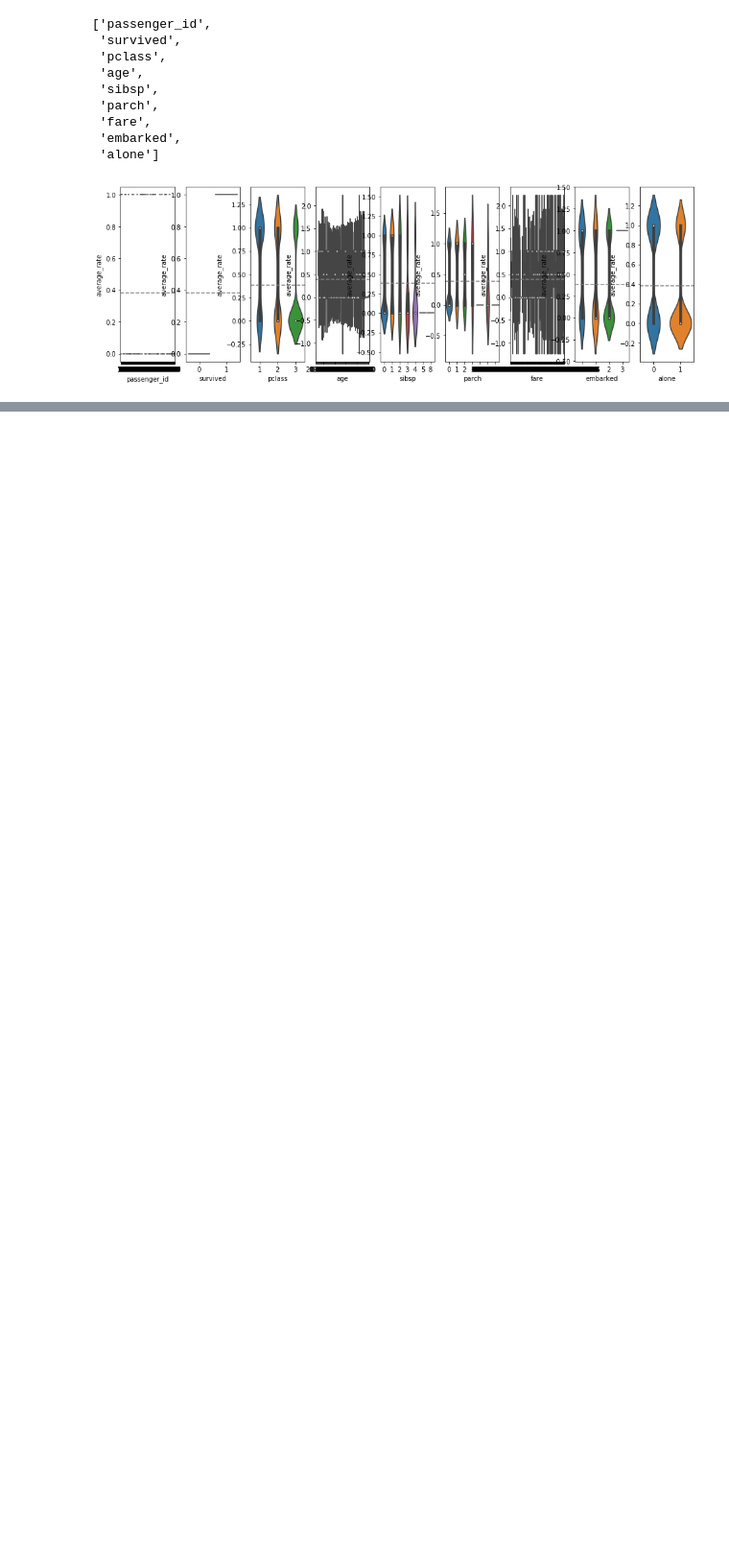
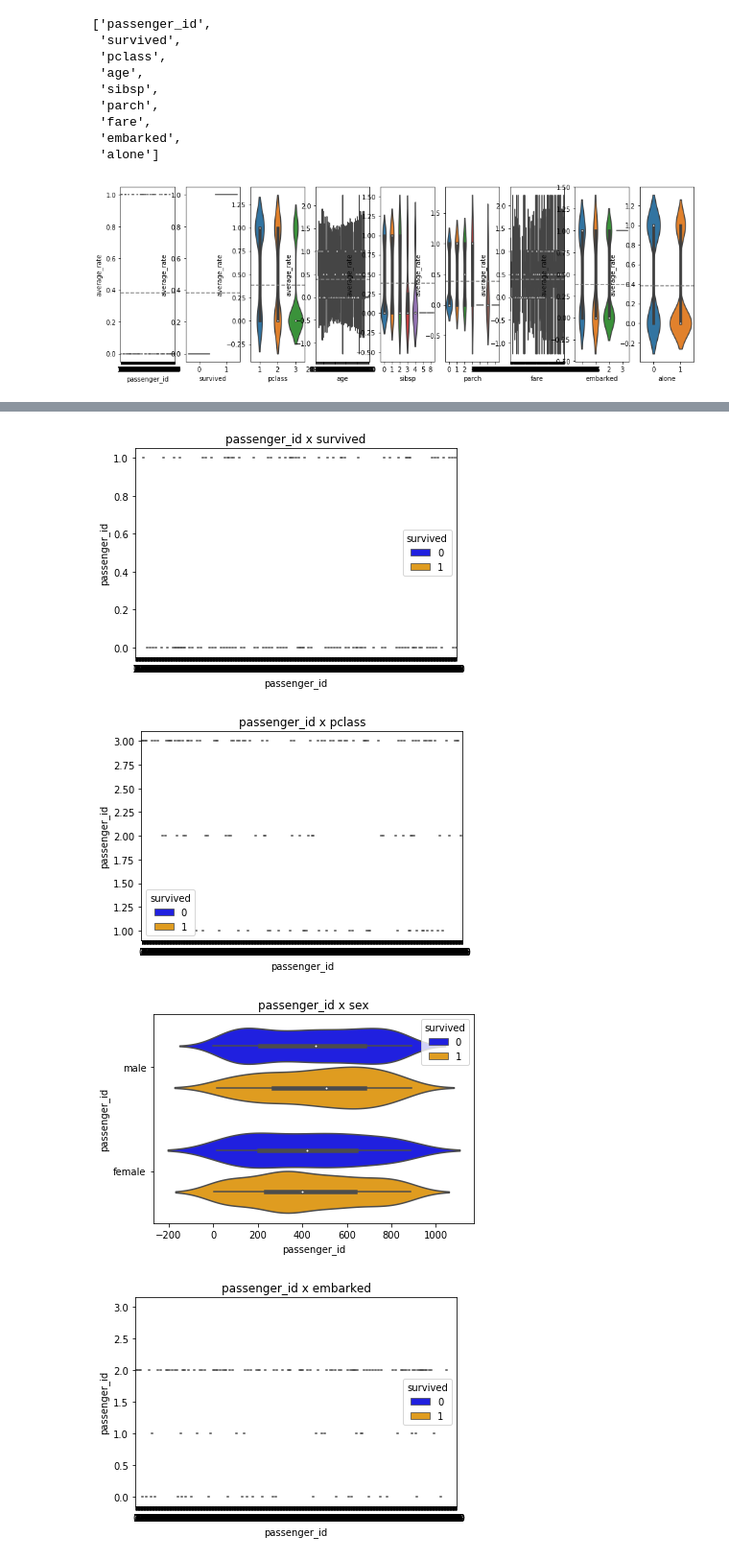
Before and after one commit to flambuth/ds-methodologies-exercises, a Jupyter notebook: classification/data_prep.ipynb, the cells around one changed output, grey strips where cells are left out. Shown at 96% size. Drawn from its saved outputs; the diff is of its cells as text; code cells hidden in the pictures; blank space fills up the shorter version.

```diff
--- a/classification/data_prep.ipynb
+++ b/classification/data_prep.ipynb
@@ -470,7 +470,7 @@ def plot_viable_categories(target, df):
         ax[i].axhline(average_rate, ls='--', color='grey')
 # %%
 def pick_viable_categories(df):
-    discretes = df.select_dtypes(include='object')
+    discretes = df.select_dtypes(include=['object','int64'])
     temp = []
     for column in discretes:
         columnSeriesObj = discretes[column]
@@ -527,0 +530,17 @@ plot_viable_regressors('survived', df_titanic)
+# %%
+def plot_violin(target, df):
+    discretes = pick_viable_categories(df)
+    contins = pick_viable_regressors(df)
+    for i in contins:
+        for j in discretes:
+            sns.violinplot(i, j, hue=target, data=df, palette=['blue','orange'])
+            plt.title(i + ' x ' + j)
+            plt.ylabel(i)
+            plt.show()
+# %%
+plot_violin('survived', df_titanic)
+# %% [output]
+[figure, added]
+[figure, added]
+[figure, added]
+[figure, added]
```
Also changed, not shown: parts of 3 cells of this notebook, 1 other file.
